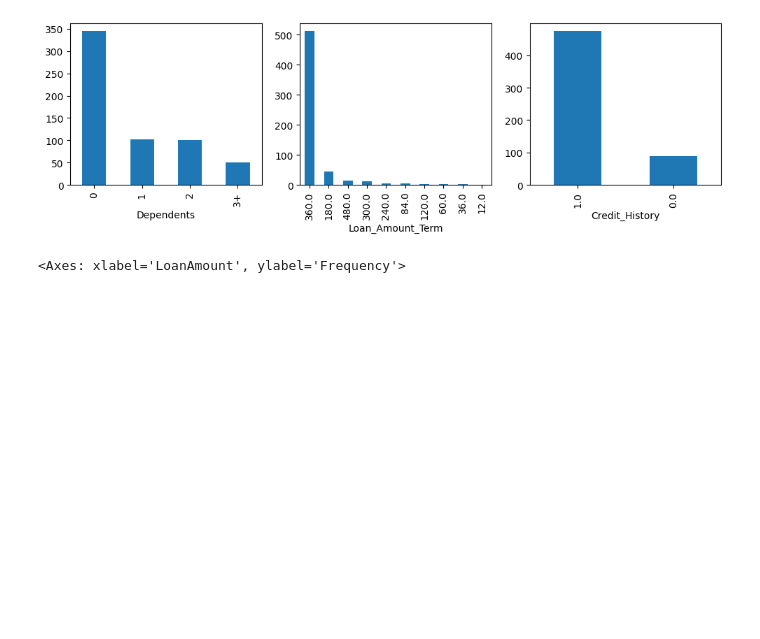
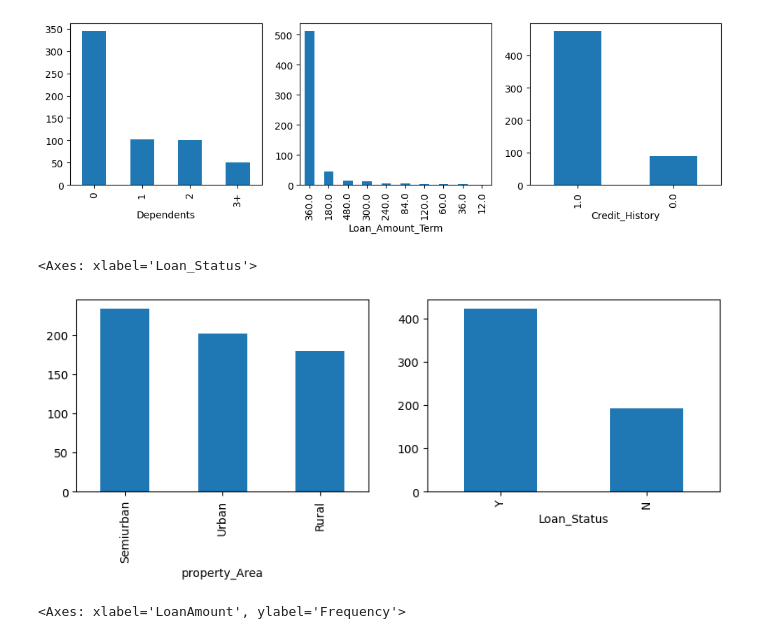
Before and after one commit to LoneCoder21/Loan-Eligibility, a Jupyter notebook: loaneligibility.ipynb, the cells around one changed output. Saved outputs shown, nothing was run; the diff lists cells and outputs as text; code cells hidden in the pictures; blank space fills up the shorter version.

```diff
--- a/loaneligibility.ipynb
+++ b/loaneligibility.ipynb
@@ -123,6 +126,19 @@ loan_term_counts.plot(kind='bar', ax=axes[2])
 # %% [output]
 <Axes: xlabel='Credit_History'>
 [figure]
+# %%
+fig, axes = plt.subplots(1, 2, figsize=(10, 3))
+
+area_counts = data['property_Area'].value_counts()
+area_counts.plot(kind='bar', ax=axes[0])
+
+loan_status_counts = data['Loan_Status'].value_counts()
+loan_status_counts.plot(kind='bar', ax=axes[1])
+
+# Visualize the rest of categorical features without any null values
+# %% [output]
+<Axes: xlabel='Loan_Status'>
+[figure, added]
 # %%
 fig, axes = plt.subplots(1, 3, figsize=(15, 3))
 
```
Also changed, not shown: parts of 17 cells of this notebook.
